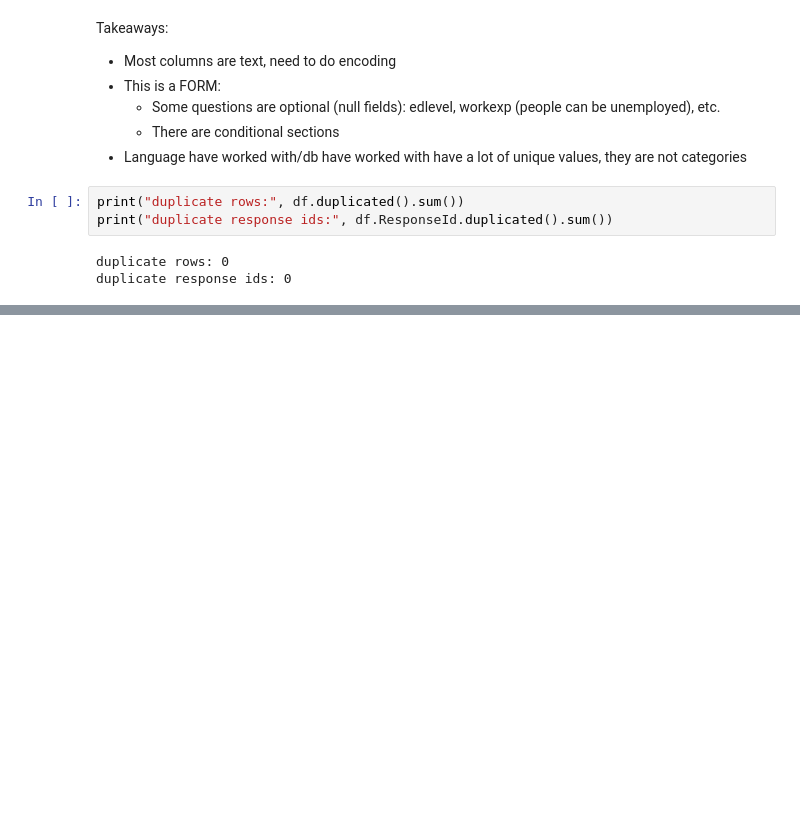
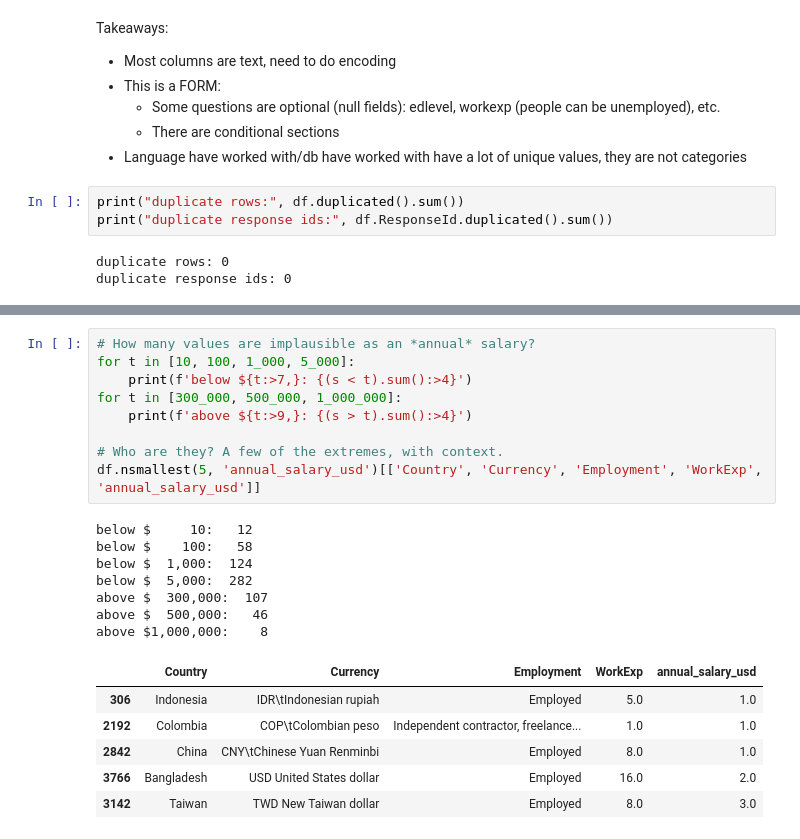
Before and after one commit to ang9009/26f-data-member-challenge, a Jupyter notebook: main.ipynb, the cells around one changed output, grey strips where cells are left out. Cells and saved outputs as stored; diff of their text form; blank space fills up the shorter version.

```diff
--- a/main.ipynb
+++ b/main.ipynb
@@ -91,0 +115,23 @@ duplicate response ids: 0
+# %%
+# How many values are implausible as an *annual* salary?
+for t in [10, 100, 1_000, 5_000]:
+    print(f'below ${t:>7,}: {(s < t).sum():>4}')
+for t in [300_000, 500_000, 1_000_000]:
+    print(f'above ${t:>9,}: {(s > t).sum():>4}')
+
+# Who are they? A few of the extremes, with context.
+df.nsmallest(5, 'annual_salary_usd')[['Country', 'Currency', 'Employment', 'WorkExp', 'annual_salary_usd']]
+# %% [output]
+below $     10:   12
+below $    100:   58
+below $  1,000:  124
+below $  5,000:  282
+above $  300,000:  107
+above $  500,000:   46
+above $1,000,000:    8
+|  | Country | Currency | Employment | WorkExp | annual_salary_usd |
+| 306 | Indonesia | IDR\tIndonesian rupiah | Employed | 5.0 | 1.0 |
+| 2192 | Colombia | COP\tColombian peso | Independent contractor, freelance... | 1.0 | 1.0 |
+| 2842 | China | CNY\tChinese Yuan Renminbi | Employed | 8.0 | 1.0 |
+| 3766 | Bangladesh | USD United States dollar | Employed | 16.0 | 2.0 |
+| 3142 | Taiwan | TWD New Taiwan dollar | Employed | 8.0 | 3.0 |
```
Also changed, not shown: parts of 46 cells of this notebook, 1 other file.
